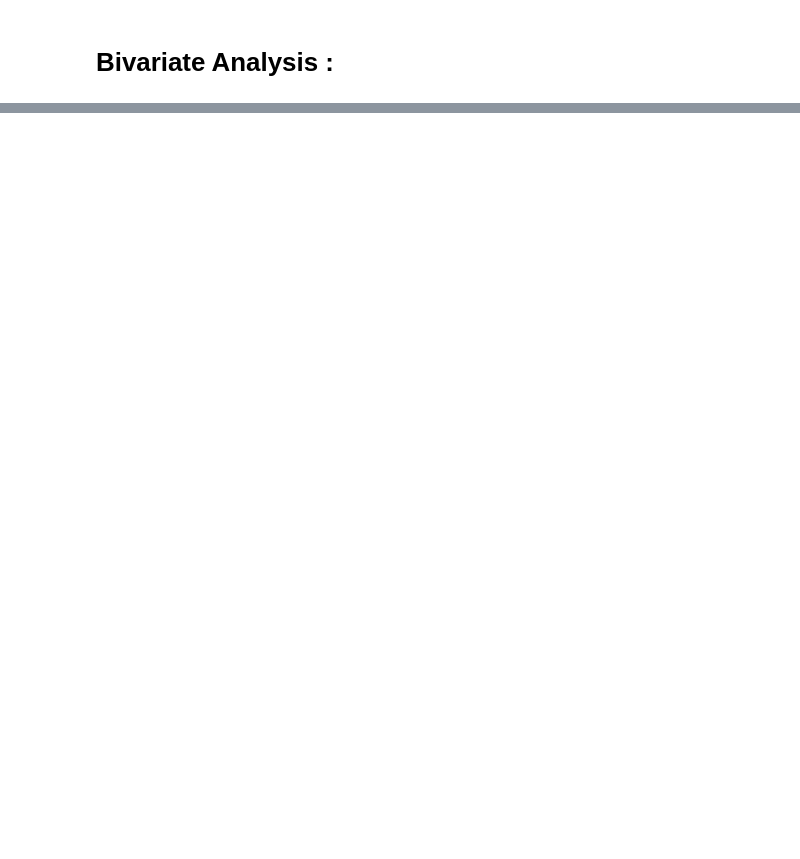
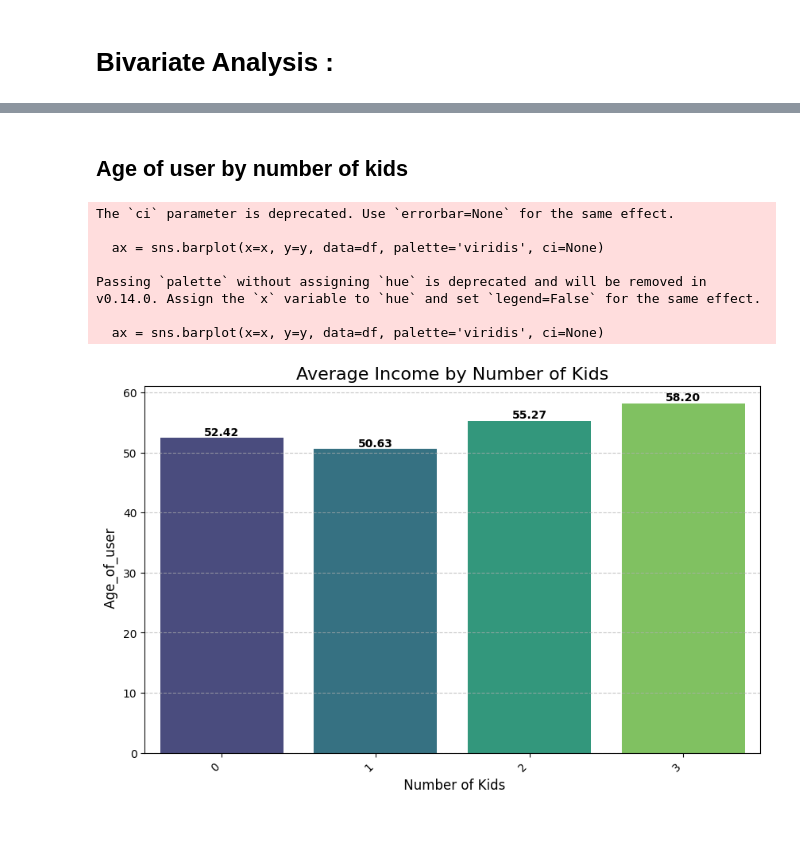
Before and after one commit to AurelienGgt/Customer-Personality-Analysis, a Jupyter notebook: Analyse.ipynb, the cells around one changed output, grey strips where cells are left out. Saved outputs shown, nothing was run; the diff lists cells and outputs as text; code cells hidden in the pictures; blank space fills up the shorter version.

Commit message:
Started Bivariate analysis

```diff
--- a/Analyse.ipynb
+++ b/Analyse.ipynb
@@ -887,0 +894,16 @@ df
+# %%
+def bivariate_analysis(x, y):
+  plt.figure(figsize=(10, 6))
+  ax = sns.barplot(x=x, y=y, data=df, palette='viridis', ci=None)
+  plt.title(f'Average Income by {x}', fontsize=16) # Added {x} to have the real title
+  plt.xlabel(f' {x}', fontsize=12)
+  plt.ylabel(f' {y}', fontsize=12)
+  plt.xticks(rotation=45, ha='right')
+  plt.grid(axis='y', linestyle='--', alpha=0.7) # added a line every 10k
+
+  # Added amount on top of columns
+  for p in ax.patches:
+    ax.annotate(f'{p.get_height():.2f}', (p.get_x() + p.get_width() / 2., p.get_height()),
+                ha='center', va='bottom', fontsize=10, fontweight='bold', color='black')
+
+  plt.show()
@@ -887,0 +1005,15 @@ df
+# %% [markdown]
+## Age of user by number of kids
+# %%
+bivariate_analysis('Number of Kids', 'Age_of_user')
+# %% [output]
+The `ci` parameter is deprecated. Use `errorbar=None` for the same effect.
+
+  ax = sns.barplot(x=x, y=y, data=df, palette='viridis', ci=None)
+
+Passing `palette` without assigning `hue` is deprecated and will be removed in v0.14.0. Assign the `x` variable to `hue` and set `legend=False` for the same effect.
+
+  ax = sns.barplot(x=x, y=y, data=df, palette='viridis', ci=None)
+[figure, added]
+# %% [markdown]
+##
```
Also changed, not shown: parts of 18 cells of this notebook.
